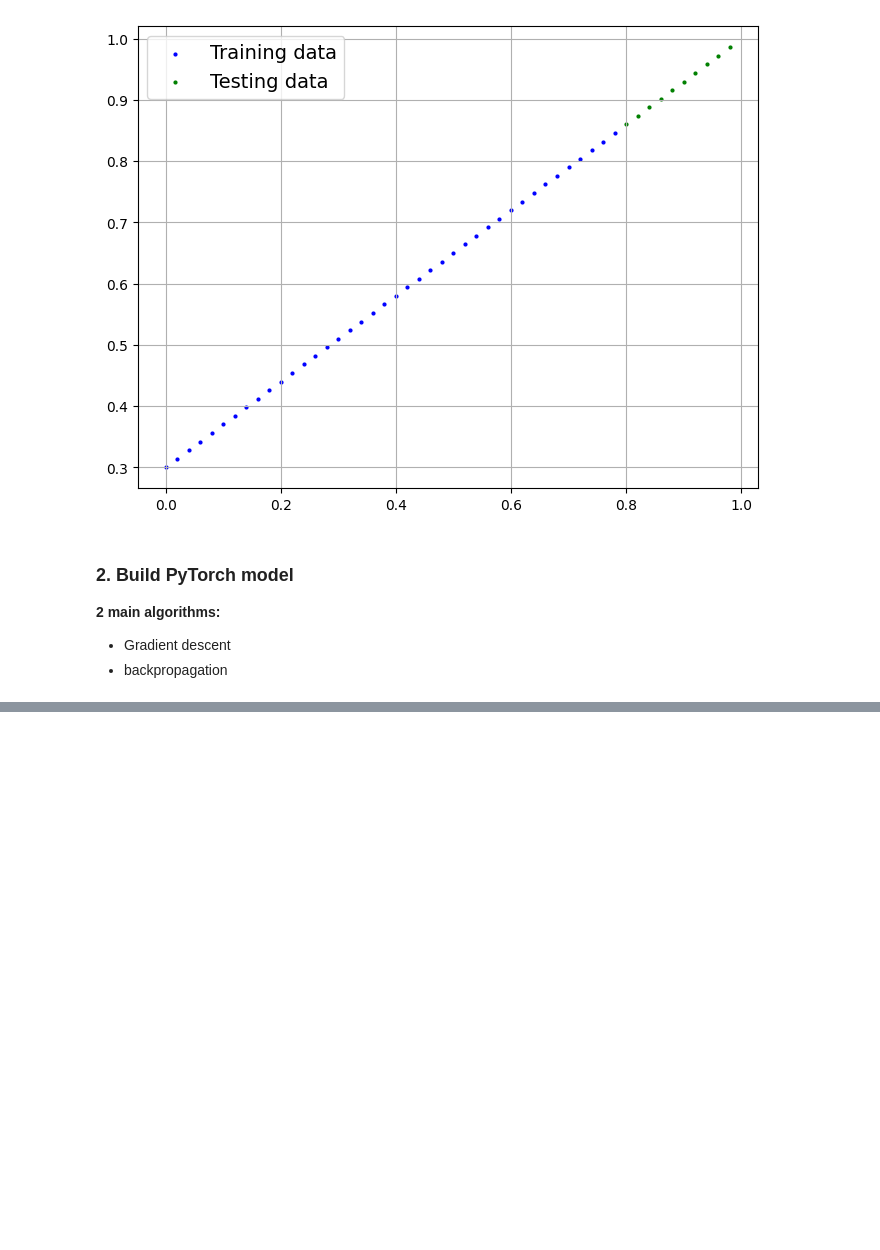
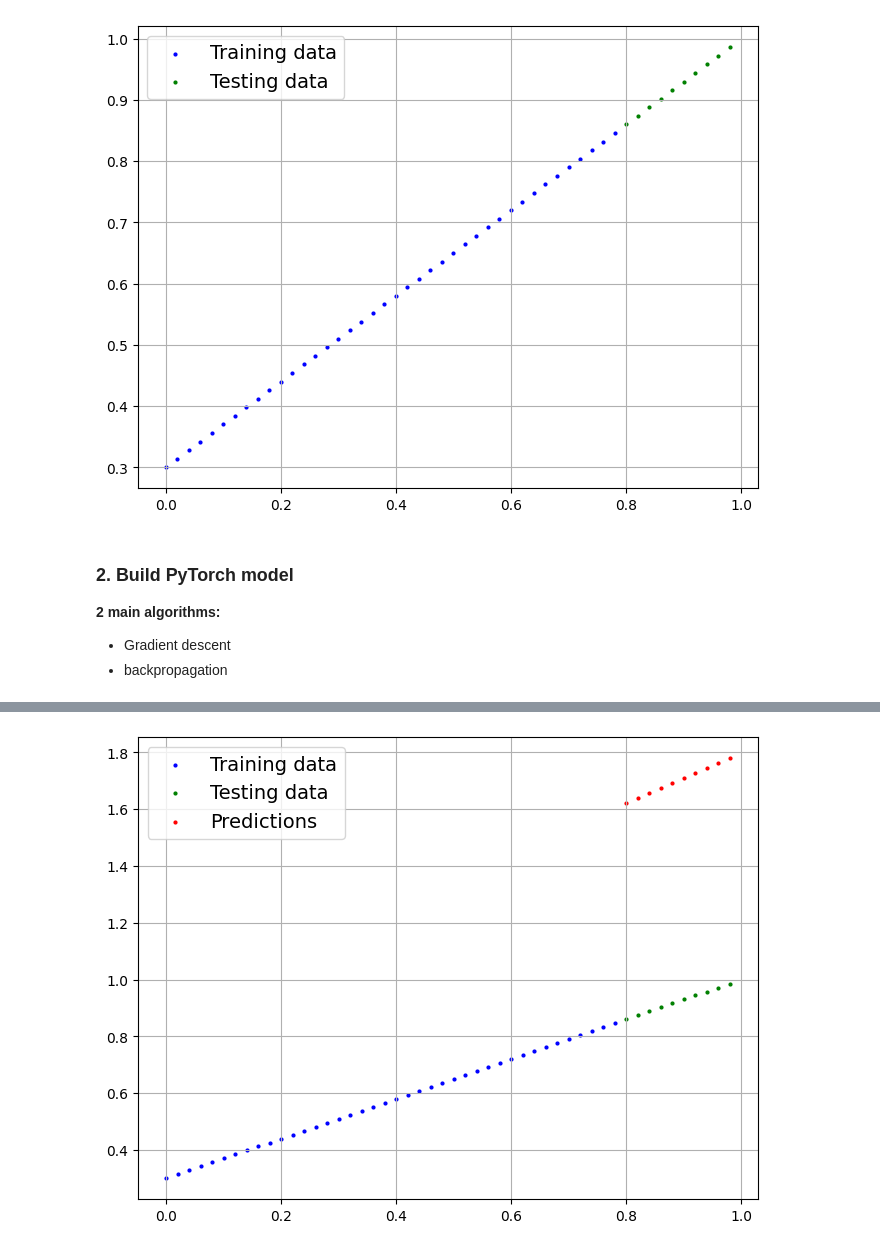
Before and after one commit to ZyWang7/PyTorch-for-DL-ML, a Jupyter notebook: 01_PyTorch_Workflow.ipynb, the cells around one changed output, grey strips where cells are left out. Drawn from its saved outputs; the diff is of its cells as text; code cells hidden in the pictures; blank space fills up the shorter version.

Commit message:
Check the internals of model and Make predictions

```diff
--- a/01_PyTorch_Workflow.ipynb
+++ b/01_PyTorch_Workflow.ipynb
@@ -114,0 +141,9 @@ class LinearRegressionModel(nn.Module):
+# %%
+# create a random seed
+torch.manual_seed(42)
+
+# create an instance of the model
+model_0 = LinearRegressionModel()
+
+# check out the parameters
+list(model_0.parameters())
@@ -114,0 +162,3 @@ class LinearRegressionModel(nn.Module):
+# %%
+y_preds = model_0(X_test)
+y_preds
@@ -114,0 +180,5 @@ class LinearRegressionModel(nn.Module):
+# %%
+with torch.inference_mode():
+    y_preds = model_0(X_test)
+
+y_preds
@@ -114,0 +196,4 @@ class LinearRegressionModel(nn.Module):
+# %%
+plot_predictions(predictions=y_preds)
+# %% [output]
+[figure, added]
```
Also changed, not shown: parts of 9 cells of this notebook.
